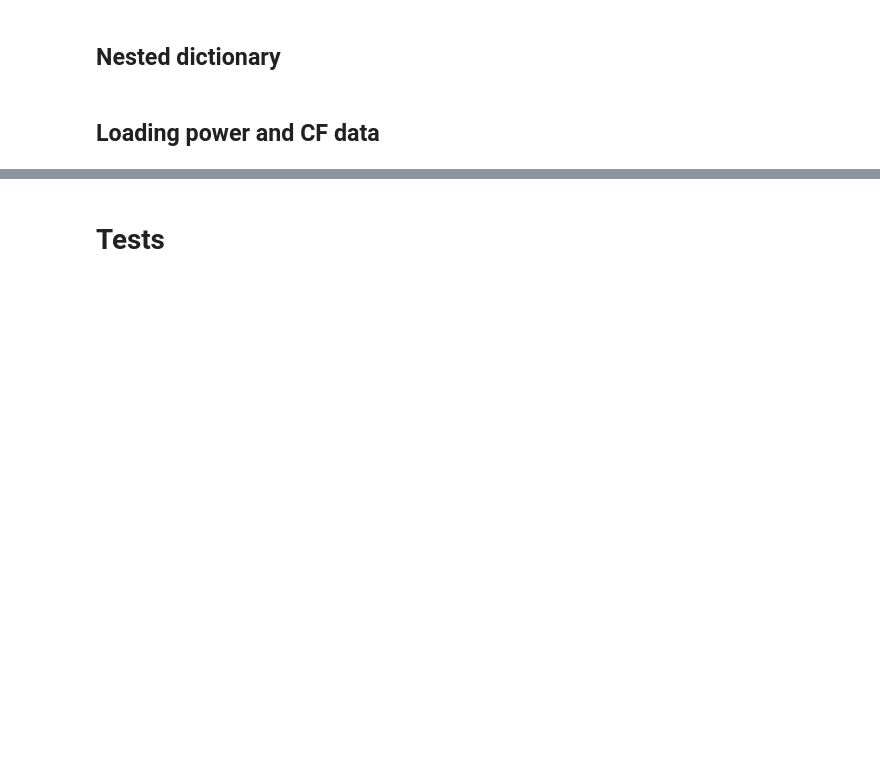
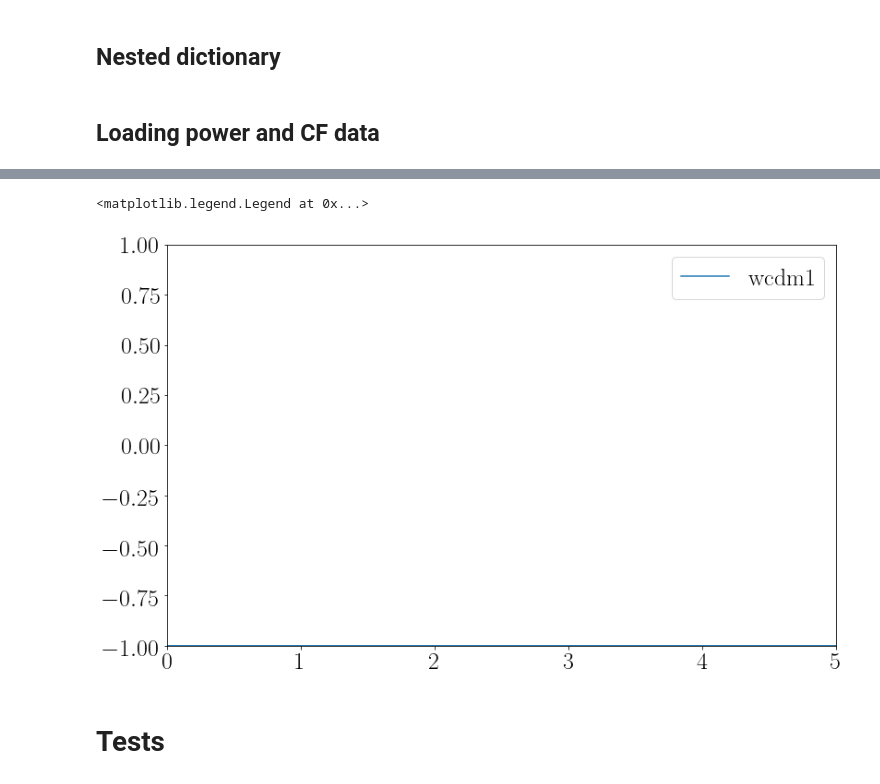
Before and after one commit to FarbodHassani/Doppler_RSD_N-body, a Jupyter notebook: Analysis-notebooks/PowerSpectra_pcls_halos_RSD_noRSD.ipynb, the cells around one changed output, grey strips where cells are left out. Saved outputs shown, nothing was run; the diff lists cells and outputs as text; code cells hidden in the pictures; blank space fills up the shorter version.

```diff
--- a/Analysis-notebooks/PowerSpectra_pcls_halos_RSD_noRSD.ipynb
+++ b/Analysis-notebooks/PowerSpectra_pcls_halos_RSD_noRSD.ipynb
@@ -115,3 +133,18 @@ for i in range(4): # file
+# %%
+wcdm = np.loadtxt("/Users/farbod/Dropbox/Projects/Doppler_RSD/Data/CLASS_powers/cs2_e4/background.dat")
+
+lcdm = np.loadtxt("/Users/farbod/Dropbox/Projects/Doppler_RSD/Data/CLASS_powers/lcdm/background.dat")
+# %%
+plt.subplots(figsize=(13,8))
+f_wcdm = interpolate.interp1d(wcdm[:,0],wcdm[:,22])
+
+plt.plot(lcdm[:,0],f_wcdm(lcdm[:,0])/lcdm[:,22]-1,label="wcdm1")
+plt.xlim(0,5)
+plt.ylim(-1,1)
+plt.legend()
+# %% [output]
+<matplotlib.legend.Legend at 0x...>
+[figure, added]
 # %% [markdown]
 # Tests
 # %%
```
Also changed, not shown: parts of 7 cells of this notebook, 1 other file.
